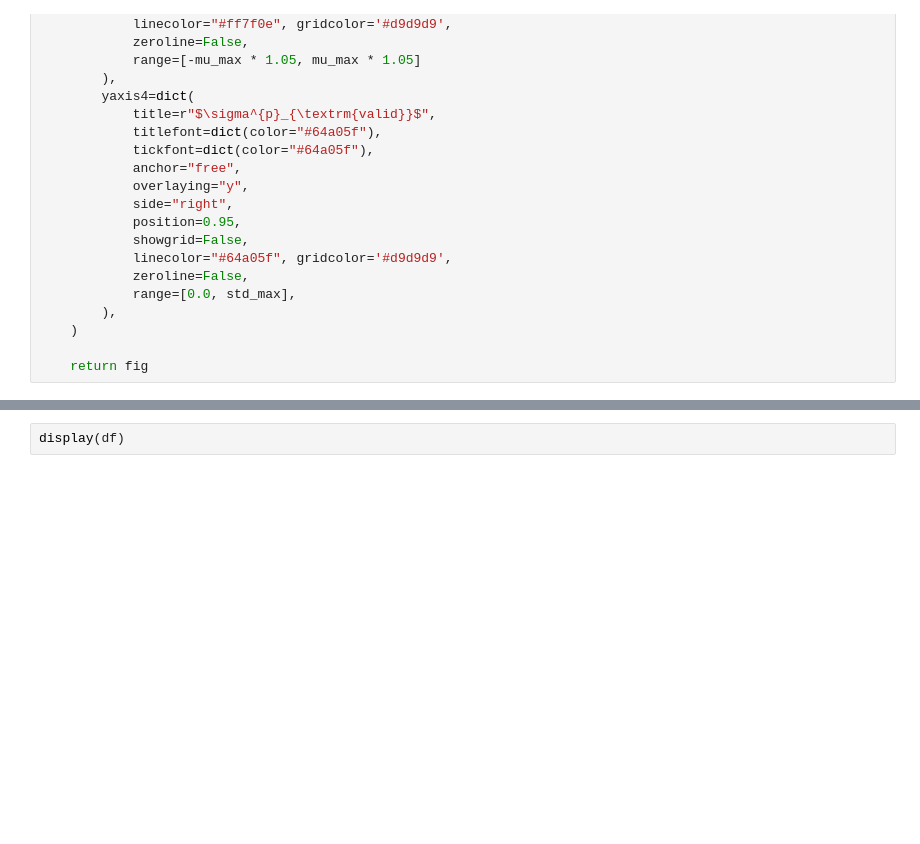
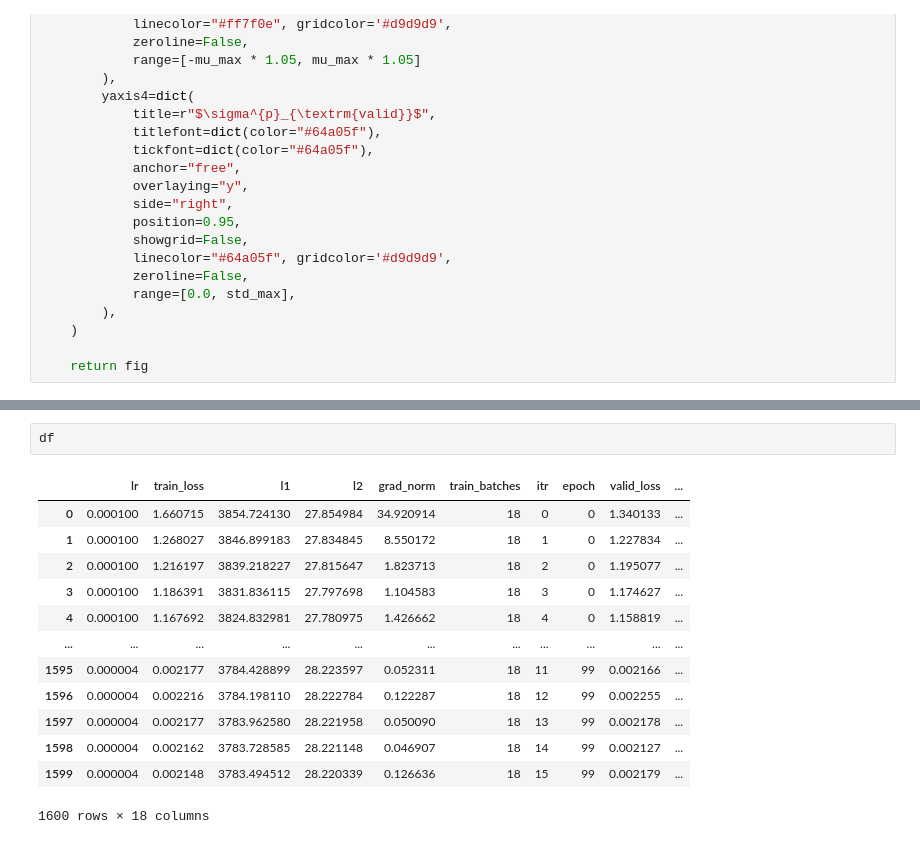
Before and after one commit to Zejia-Lu/trkgnn, a Jupyter notebook: visualization/monitor_ihep.ipynb, the cells around one changed output, grey strips where cells are left out. Drawn from its saved outputs; the diff is of its cells as text; blank space fills up the shorter version.

Commit message:
record grad_norm

```diff
--- a/visualization/monitor_ihep.ipynb
+++ b/visualization/monitor_ihep.ipynb
@@ -198,2 +220,16 @@ KeyboardInterrupt:
-# %%
-display(df)
+# %%
+df
+# %% [output]
+|  | lr | train_loss | l1 | l2 | grad_norm | train_batches | itr | epoch | valid_loss | ... |
+| 0 | 0.000100 | 1.660715 | 3854.724130 | 27.854984 | 34.920914 | 18 | 0 | 0 | 1.340133 | ... |
+| 1 | 0.000100 | 1.268027 | 3846.899183 | 27.834845 | 8.550172 | 18 | 1 | 0 | 1.227834 | ... |
+| 2 | 0.000100 | 1.216197 | 3839.218227 | 27.815647 | 1.823713 | 18 | 2 | 0 | 1.195077 | ... |
+| 3 | 0.000100 | 1.186391 | 3831.836115 | 27.797698 | 1.104583 | 18 | 3 | 0 | 1.174627 | ... |
+| 4 | 0.000100 | 1.167692 | 3824.832981 | 27.780975 | 1.426662 | 18 | 4 | 0 | 1.158819 | ... |
+| ... | ... | ... | ... | ... | ... | ... | ... | ... | ... | ... |
+| 1595 | 0.000004 | 0.002177 | 3784.428899 | 28.223597 | 0.052311 | 18 | 11 | 99 | 0.002166 | ... |
+| 1596 | 0.000004 | 0.002216 | 3784.198110 | 28.222784 | 0.122287 | 18 | 12 | 99 | 0.002255 | ... |
+| 1597 | 0.000004 | 0.002177 | 3783.962580 | 28.221958 | 0.050090 | 18 | 13 | 99 | 0.002178 | ... |
+| 1598 | 0.000004 | 0.002162 | 3783.728585 | 28.221148 | 0.046907 | 18 | 14 | 99 | 0.002127 | ... |
+| 1599 | 0.000004 | 0.002148 | 3783.494512 | 28.220339 | 0.126636 | 18 | 15 | 99 | 0.002179 | ... |
+1600 rows × 18 columns
```
Also changed, not shown: parts of 1 cell of this notebook, 1 other file.
